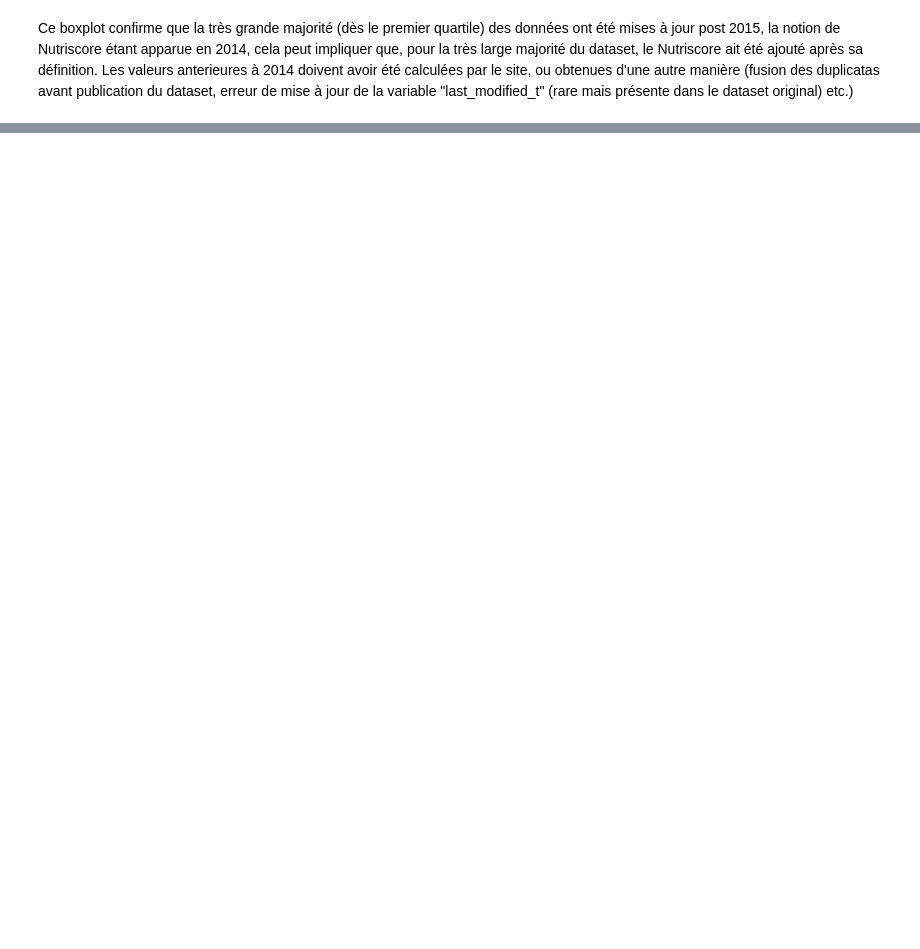
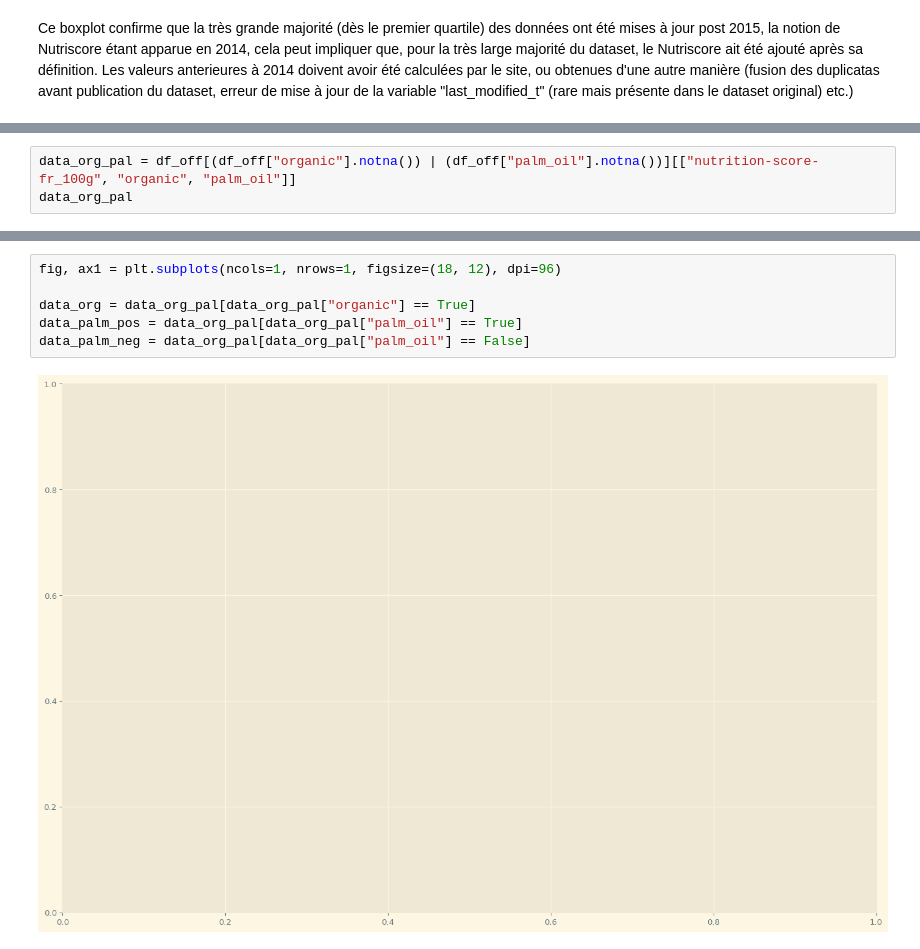
Before and after one commit to Psemp/ds_project_3, a Jupyter notebook: exploratory_analysis.ipynb, the cells around one changed output, grey strips where cells are left out. Saved outputs shown, nothing was run; the diff lists cells and outputs as text; blank space fills up the shorter version.

```diff
--- a/exploratory_analysis.ipynb
+++ b/exploratory_analysis.ipynb
@@ -202,0 +328,3 @@ Ce boxplot confirme que la très grande majorité (dès le premier quartile) des
+# %%
+data_org_pal = df_off[(df_off["organic"].notna()) | (df_off["palm_oil"].notna())][["nutrition-score-fr_100g", "organic", "palm_oil"]]
+data_org_pal
@@ -202,0 +345,8 @@ Ce boxplot confirme que la très grande majorité (dès le premier quartile) des
+# %%
+fig, ax1 = plt.subplots(ncols=1, nrows=1, figsize=(18, 12), dpi=96)
+
+data_org = data_org_pal[data_org_pal["organic"] == True]
+data_palm_pos = data_org_pal[data_org_pal["palm_oil"] == True]
+data_palm_neg = data_org_pal[data_org_pal["palm_oil"] == False]
+# %% [output]
+[figure, added]
```
Also changed, not shown: parts of 13 cells of this notebook, 2 other files.
